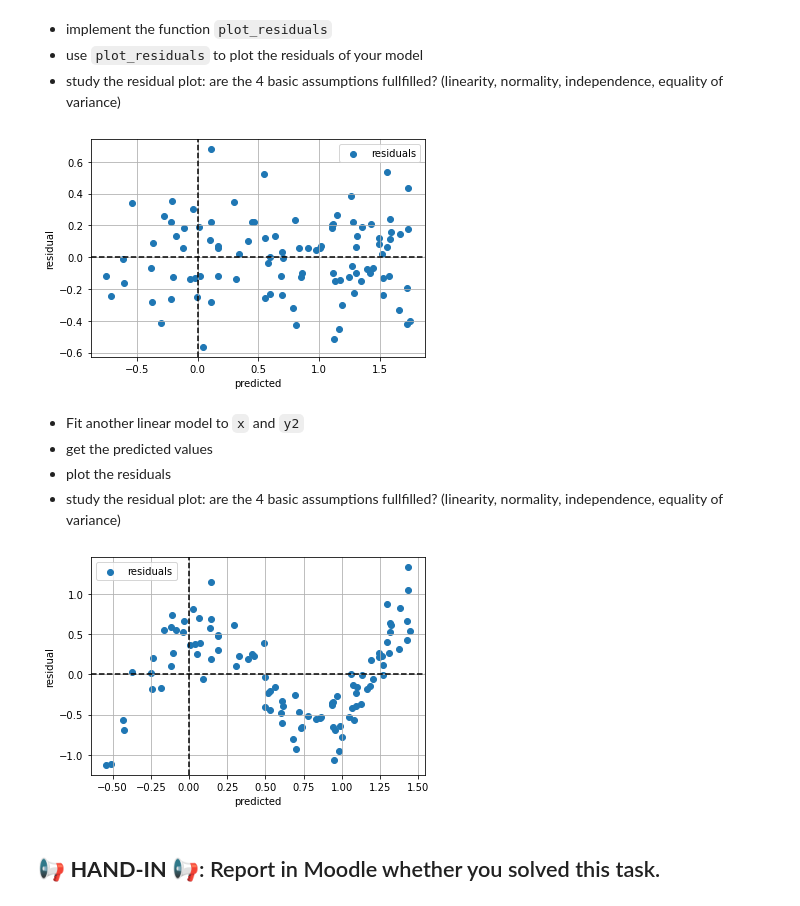
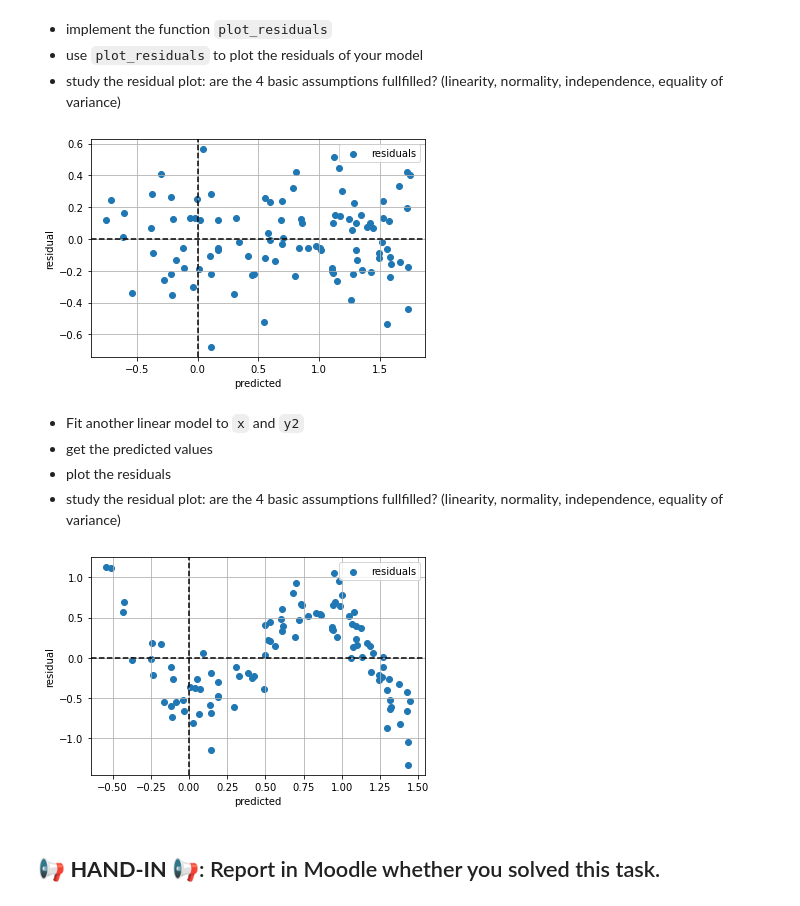
Before and after one commit to ArmandoShala/mldm_hs22, a Jupyter notebook: labs/L03_linear_regression_LAB_ASSIGNMENT.ipynb, the cells around one changed output. Cells and saved outputs as stored; diff of their text form; code cells hidden in the pictures.

```diff
--- a/labs/L03_linear_regression_LAB_ASSIGNMENT.ipynb
+++ b/labs/L03_linear_regression_LAB_ASSIGNMENT.ipynb
@@ -152,19 +152,19 @@ plt.scatter(x, y1, label='x against y1')
 * study the residual plot: are the 4 basic assumptions fullfilled? (linearity, normality, independence, equality of variance)
 # %%
 def plot_residuals(y_pred, y_true):
-  residuals = y_pred - y_true
+  residuals = y_true - y_pred
   plt.scatter(y_pred, residuals, label='residuals')
   plt.axhline(0, color='black', linestyle='--')
   plt.axvline(0, color='black', linestyle='--')
   plt.xlabel('predicted')
   plt.ylabel('residual')
   plt.legend()
   plt.grid()
   plt.show()
 
 plot_residuals(model.predict(x), y1)
 # %% [output]
-[figure, old version]
+[figure, new version]
 # %% [markdown]
 * Fit another linear model to `x` and `y2`
 * get the predicted values
@@ -176,7 +176,7 @@ model2.fit(x, y2)
 
 plot_residuals(model2.predict(x), y2)
 # %% [output]
-[figure, old version]
+[figure, new version]
 # %% [markdown]
 ## 📢 **HAND-IN** 📢: Report in Moodle whether you solved this task.
 # %% [markdown]
```
Also changed, not shown: parts of 3 cells of this notebook.
